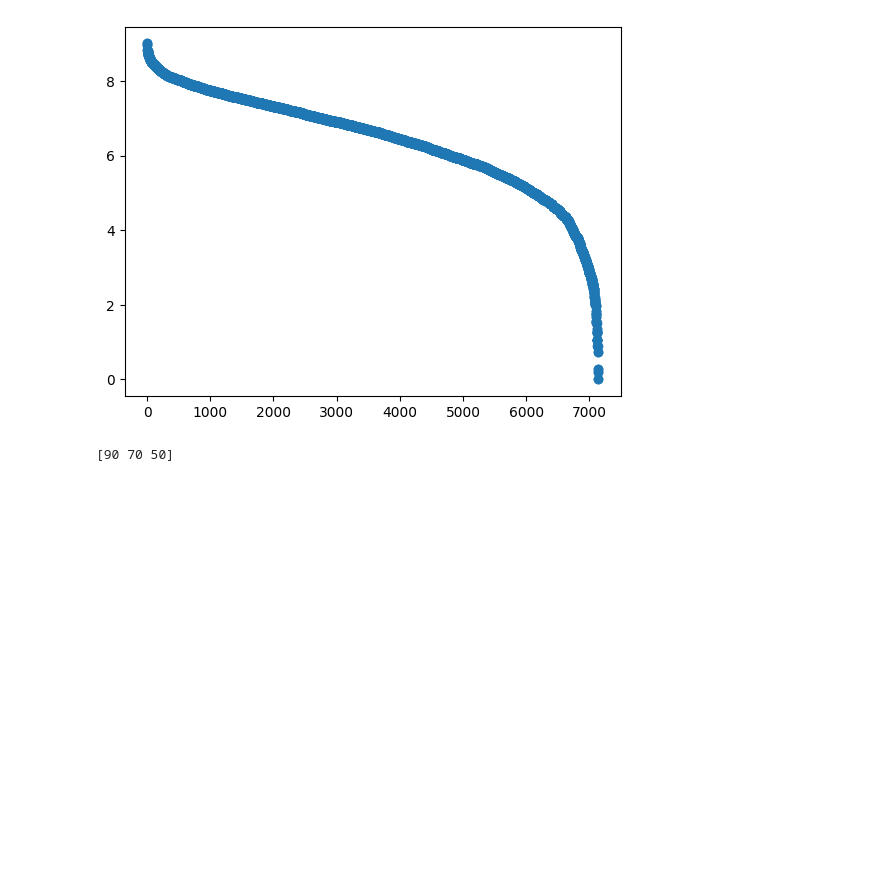
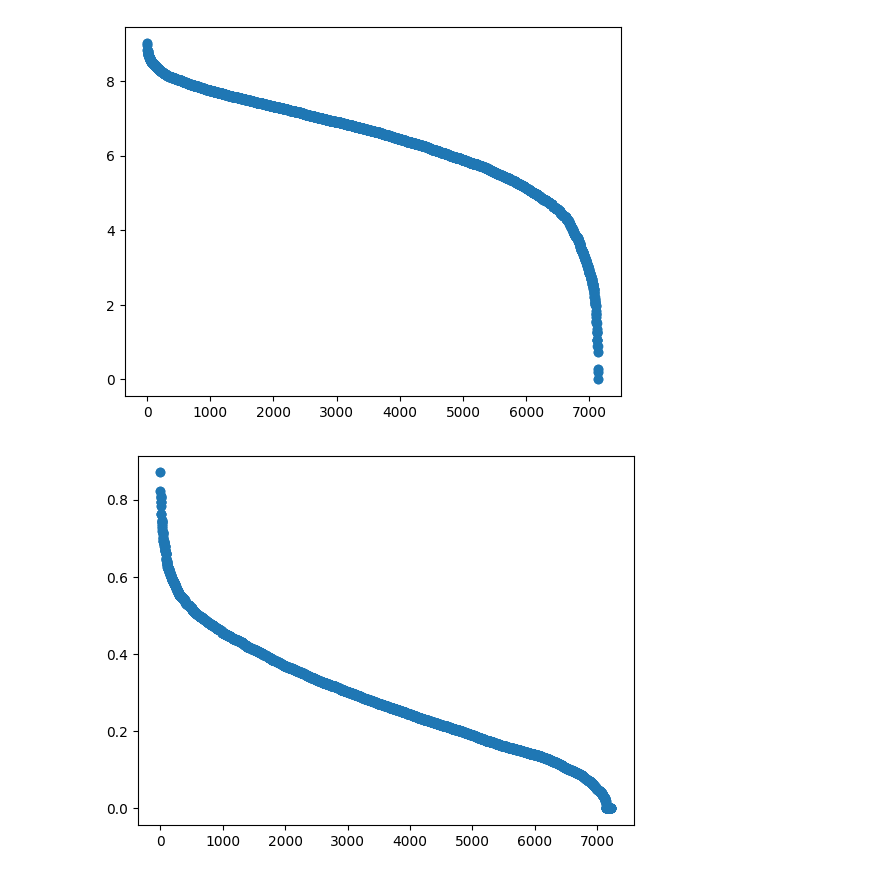
Before and after one commit to stefanoviel/RedditPolarization, a Jupyter notebook: notebooks/analysis.ipynb, the cells around one changed output. Cells and saved outputs as stored; diff of their text form; code cells hidden in the pictures; blank space fills up the shorter version.

```diff
--- a/notebooks/analysis.ipynb
+++ b/notebooks/analysis.ipynb
@@ -182,18 +182,21 @@ plt.scatter(list(range(len(distances))), distances)
 plt.show()
 # %% [output]
 [figure]
-# %%
-import numpy as np
-
-scores = np.array([50, 20, 30, 90, 70])
-k = 3
-
-# Get the indices of the top 3 elements
-top_indices = np.argpartition(scores, -k)[-k:]
-
-# To ensure the top 3 scores are in order
-ordered_top_indices = top_indices[np.argsort(scores[top_indices])[::-1]]
-
-print(scores[ordered_top_indices])
-# %% [output]
-[90 70 50]
+# %%
+import h5py
+import numpy as np
+import matplotlib.pyplot as plt
+
+with h5py.File('../output/testing_pipeline/adjacency_matrix.h5', 'r') as f:
+    adjacency_matrix = f['data'][:]
+
+# # plot distribution of distances
+# distances
+# distances = distances[distances != 0]
+distances = adjacency_matrix.flatten()
+distances = list(distances)
+distances.sort(reverse = True)
+plt.scatter(list(range(len(distances))), distances)
+plt.show()
+# %% [output]
+[figure, added]
```
Also changed, not shown: 6 other files.
